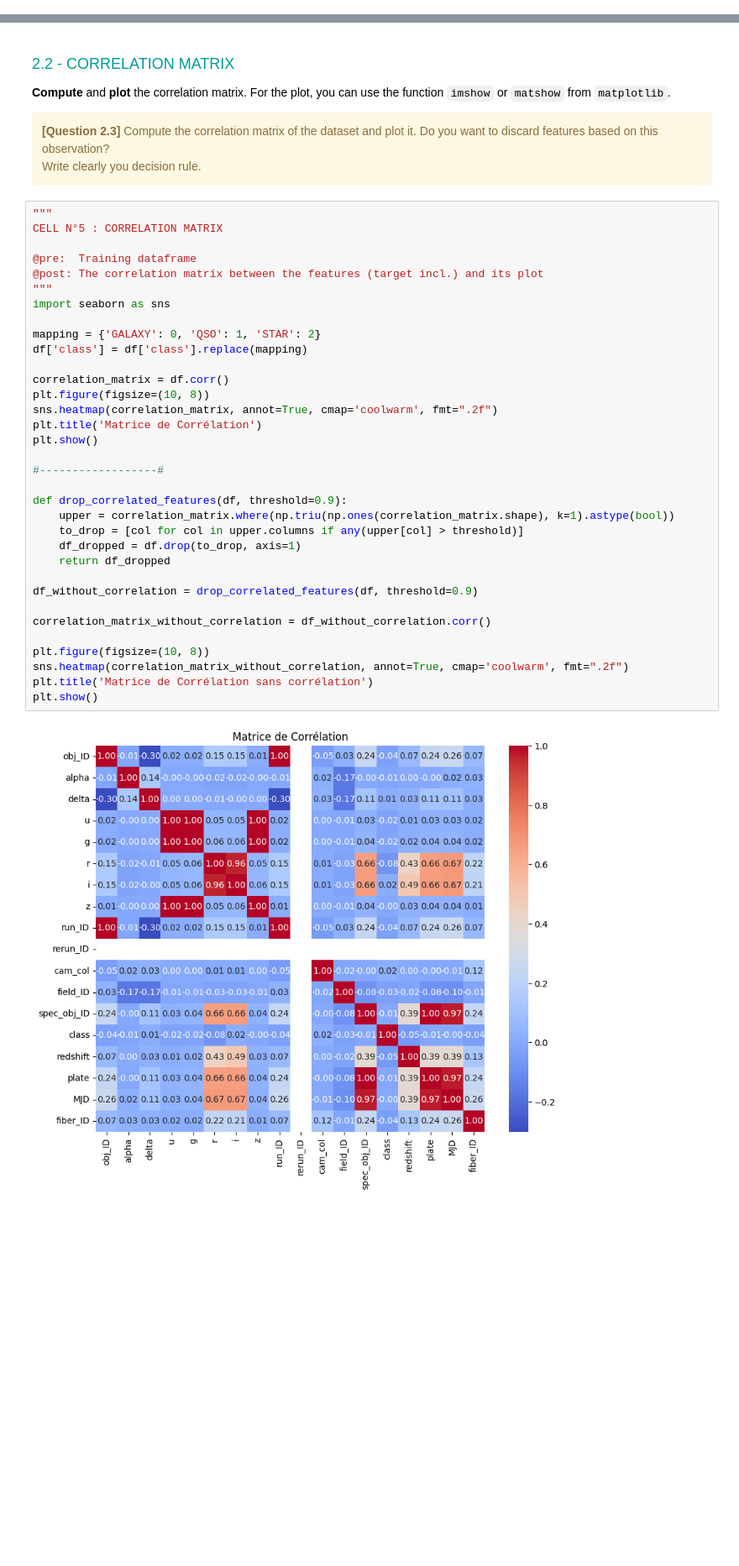
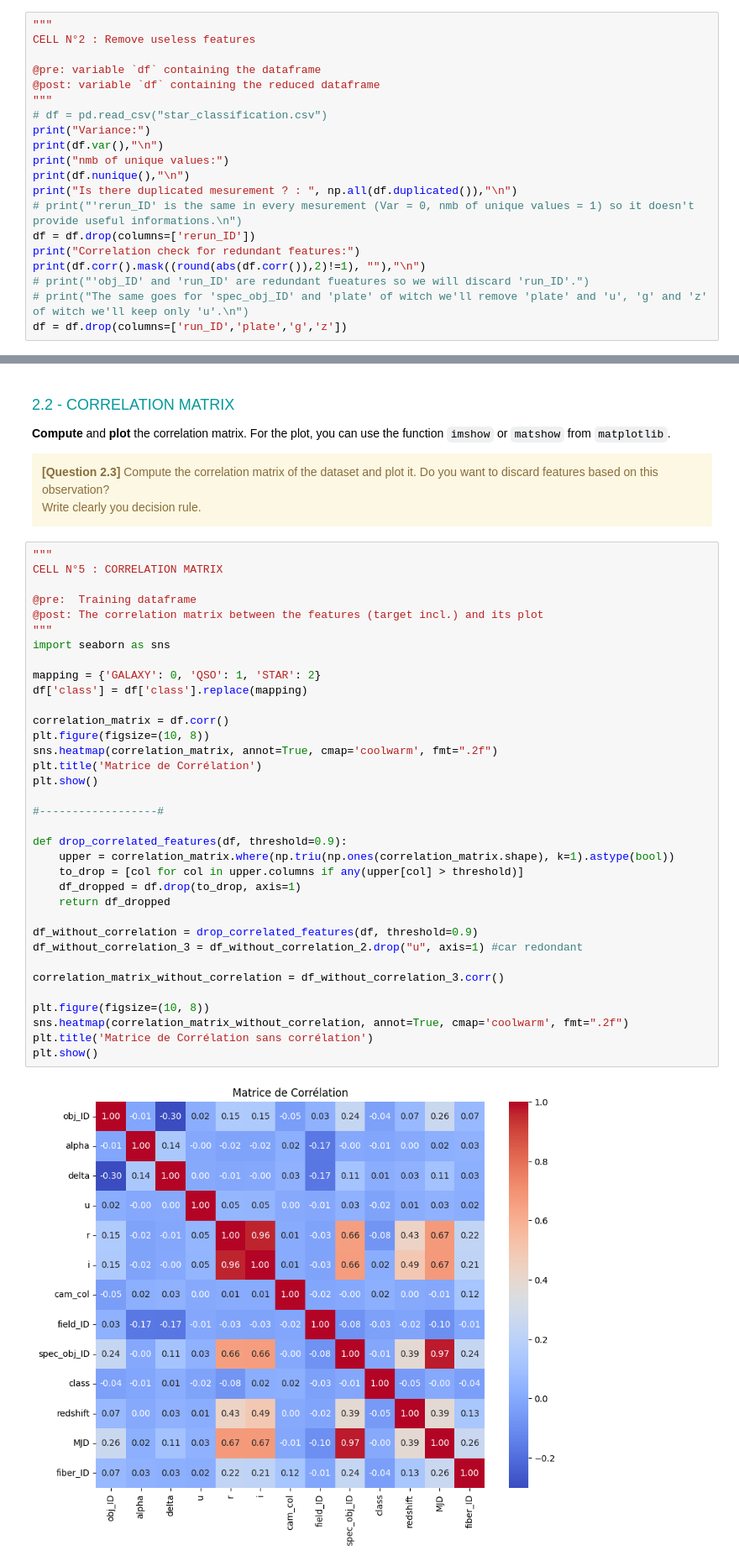
Before and after one commit to squifbe/Hackathon, a Jupyter notebook: H2/code_norah.ipynb, the cells around one changed output, grey strips where cells are left out. Shown at 84% size. Drawn from its saved outputs; the diff is of its cells as text; blank space fills up the shorter version.

```diff
--- a/H2/code_norah.ipynb
+++ b/H2/code_norah.ipynb
@@ -149,0 +167,20 @@ CELL N°2 : Remove useless features
+# %%
+"""
+CELL N°2 : Remove useless features
+
+@pre: variable `df` containing the dataframe
+@post: variable `df` containing the reduced dataframe
+"""
+# df = pd.read_csv("star_classification.csv")
+print("Variance:")
+print(df.var(),"\n")
+print("nmb of unique values:")
+print(df.nunique(),"\n")
+print("Is there duplicated mesurement ? : ", np.all(df.duplicated()),"\n")
+# print("'rerun_ID' is the same in every mesurement (Var = 0, nmb of unique values = 1) so it doesn't provide useful informations.\n")
+df = df.drop(columns=['rerun_ID'])
+print("Correlation check for redundant features:")
+print(df.corr().mask((round(abs(df.corr()),2)!=1), ""),"\n")
+# print("'obj_ID' and 'run_ID' are redundant fueatures so we will discard 'run_ID'.")
+# print("The same goes for 'spec_obj_ID' and 'plate' of witch we'll remove 'plate' and 'u', 'g' and 'z' of witch we'll keep only 'u'.\n")
+df = df.drop(columns=['run_ID','plate','g','z'])
@@ -241,32 +294,33 @@ CELL N°5 : CORRELATION MATRIX
 @pre:  Training dataframe
 @post: The correlation matrix between the features (target incl.) and its plot
 """
 import seaborn as sns
 
 mapping = {'GALAXY': 0, 'QSO': 1, 'STAR': 2}
 df['class'] = df['class'].replace(mapping)
 
 correlation_matrix = df.corr()
 plt.figure(figsize=(10, 8))
 sns.heatmap(correlation_matrix, annot=True, cmap='coolwarm', fmt=".2f")
 plt.title('Matrice de Corrélation')
 plt.show()
 
 #------------------#
 
 def drop_correlated_features(df, threshold=0.9):
     upper = correlation_matrix.where(np.triu(np.ones(correlation_matrix.shape), k=1).astype(bool))
     to_drop = [col for col in upper.columns if any(upper[col] > threshold)]
     df_dropped = df.drop(to_drop, axis=1)
     return df_dropped
 
 df_without_correlation = drop_correlated_features(df, threshold=0.9)
+df_without_correlation_3 = df_without_correlation_2.drop("u", axis=1) #car redondant
 
-correlation_matrix_without_correlation = df_without_correlation.corr()
+correlation_matrix_without_correlation = df_without_correlation_3.corr()
 
 plt.figure(figsize=(10, 8))
 sns.heatmap(correlation_matrix_without_correlation, annot=True, cmap='coolwarm', fmt=".2f")
 plt.title('Matrice de Corrélation sans corrélation')
 plt.show()
 # %% [output]
-[figure, old version]
+[figure, new version]
```
Also changed, not shown: parts of 11 cells of this notebook.
